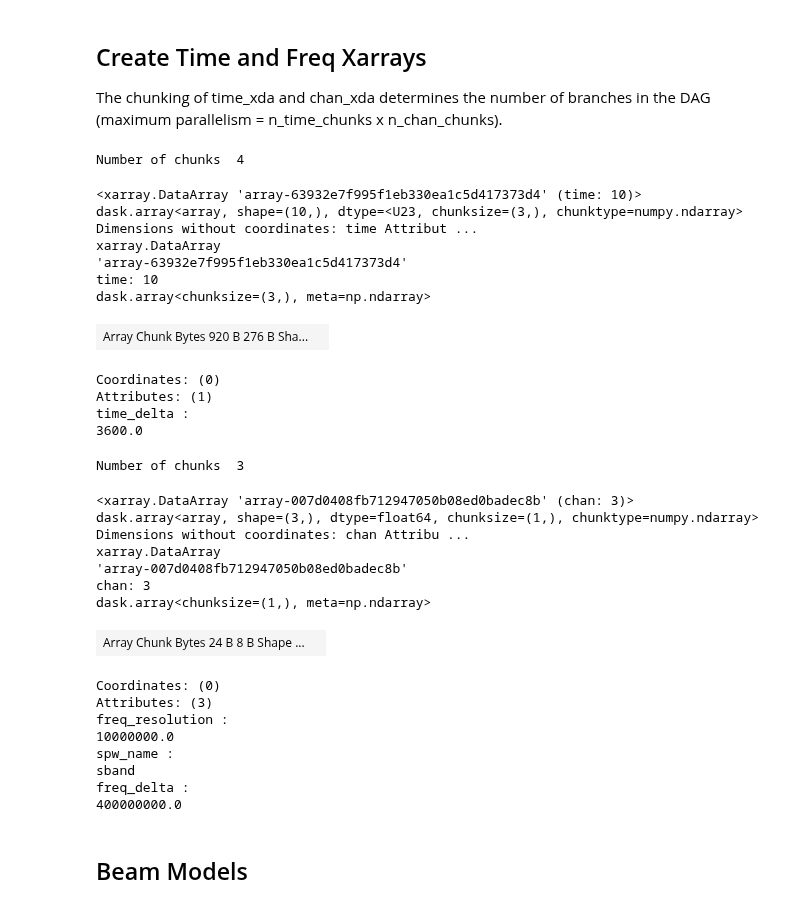
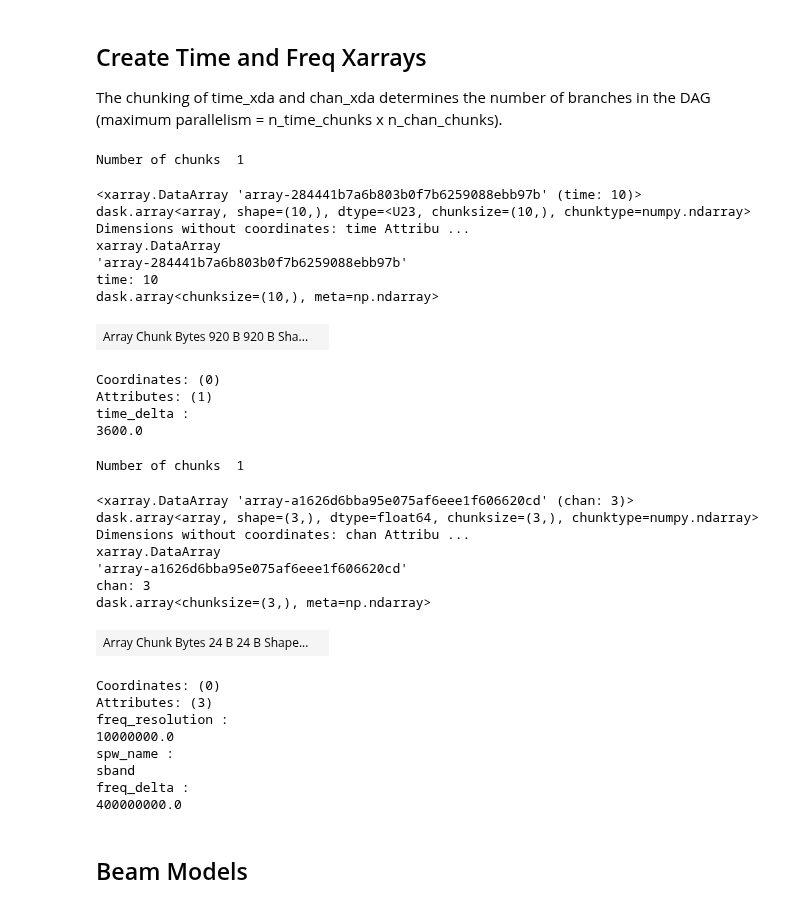
Before and after one commit to casangi/sirius, a Jupyter notebook: docs/simple_simulation.ipynb, the cells around one changed output. Drawn from its saved outputs; the diff is of its cells as text; code cells hidden in the pictures.

```diff
--- a/docs/simple_simulation.ipynb
+++ b/docs/simple_simulation.ipynb
@@ -67,16 +68,17 @@ VLA
 The chunking of time_xda and chan_xda determines the number of branches in the DAG (maximum parallelism = n_time_chunks x n_chan_chunks).
 # %%
 from sirius.dio import make_time_xda
-time_xda = make_time_xda(time_start='2019-10-03T19:00:00.000',time_delta=3600,n_samples=10,n_chunks=4)
+#time_xda = make_time_xda(time_start='2019-10-03T19:00:00.000',time_delta=3600,n_samples=10,n_chunks=4)
+time_xda = make_time_xda(time_start='2019-10-03T19:00:00.000',time_delta=3600,n_samples=10,n_chunks=1)
 time_xda
 # %% [output]
-Number of chunks  4
+Number of chunks  1
-<xarray.DataArray 'array-63932e7f995f1eb330ea1c5d417373d4' (time: 10)> dask.array<array, shape=(10,), dtype=<U23, chunksize=(3,), chunktype=numpy.ndarray> Dimensions without coordinates: time Attribut ...
+<xarray.DataArray 'array-284441b7a6b803b0f7b6259088ebb97b' (time: 10)> dask.array<array, shape=(10,), dtype=<U23, chunksize=(10,), chunktype=numpy.ndarray> Dimensions without coordinates: time Attribu ...
 xarray.DataArray
-'array-63932e7f995f1eb330ea1c5d417373d4'
+'array-284441b7a6b803b0f7b6259088ebb97b'
 time: 10
-dask.array<chunksize=(3,), meta=np.ndarray>
+dask.array<chunksize=(10,), meta=np.ndarray>
-| Array Chunk Bytes 920 B 276 B Sha... |  |
+| Array Chunk Bytes 920 B 920 B Sha... |  |
 Coordinates: (0)
 Attributes: (1)
 time_delta :
@@ -84,16 +86,17 @@ time_delta :
 # %%
 from sirius.dio import make_chan_xda
 spw_name = 'SBand'
-chan_xda = make_chan_xda(freq_start = 3*10**9, freq_delta = 0.4*10**9, freq_resolution=0.01*10**9, n_channels=3, n_chunks=3)
+#chan_xda = make_chan_xda(freq_start = 3*10**9, freq_delta = 0.4*10**9, freq_resolution=0.01*10**9, n_channels=3, n_chunks=3)
+chan_xda = make_chan_xda(freq_start = 3*10**9, freq_delta = 0.4*10**9, freq_resolution=0.01*10**9, n_channels=3, n_chunks=1)
 chan_xda
 # %% [output]
-Number of chunks  3
+Number of chunks  1
-<xarray.DataArray 'array-007d0408fb712947050b08ed0badec8b' (chan: 3)> dask.array<array, shape=(3,), dtype=float64, chunksize=(1,), chunktype=numpy.ndarray> Dimensions without coordinates: chan Attribu ...
+<xarray.DataArray 'array-a1626d6bba95e075af6eee1f606620cd' (chan: 3)> dask.array<array, shape=(3,), dtype=float64, chunksize=(3,), chunktype=numpy.ndarray> Dimensions without coordinates: chan Attribu ...
 xarray.DataArray
-'array-007d0408fb712947050b08ed0badec8b'
+'array-a1626d6bba95e075af6eee1f606620cd'
 chan: 3
-dask.array<chunksize=(1,), meta=np.ndarray>
+dask.array<chunksize=(3,), meta=np.ndarray>
-| Array Chunk Bytes 24 B 8 B Shape ... |  |
+| Array Chunk Bytes 24 B 24 B Shape... |  |
 Coordinates: (0)
 Attributes: (3)
 freq_resolution :
```
Also changed, not shown: parts of 5 cells of this notebook, 9 other files.
